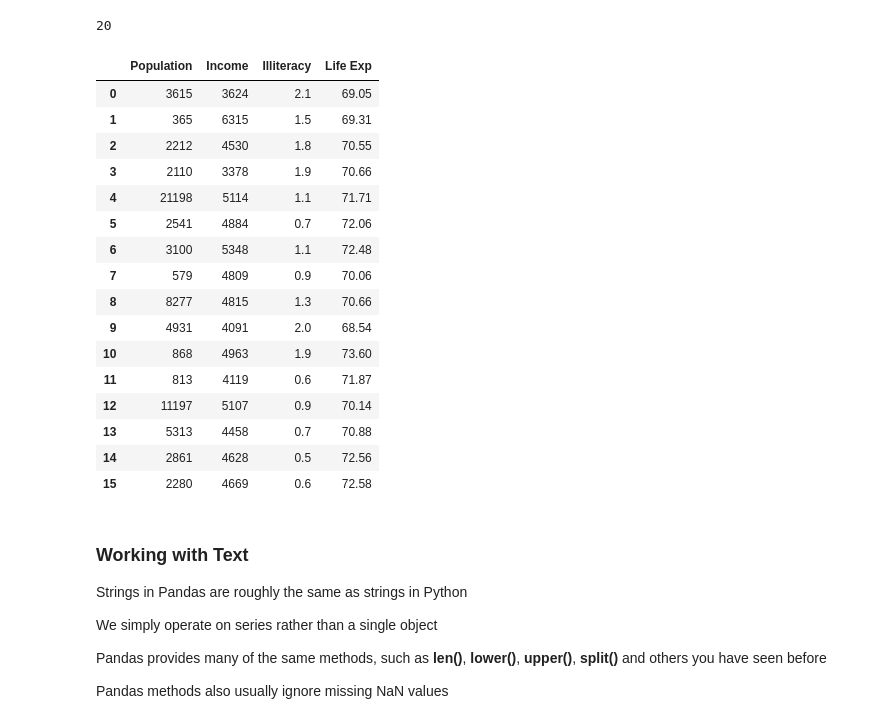
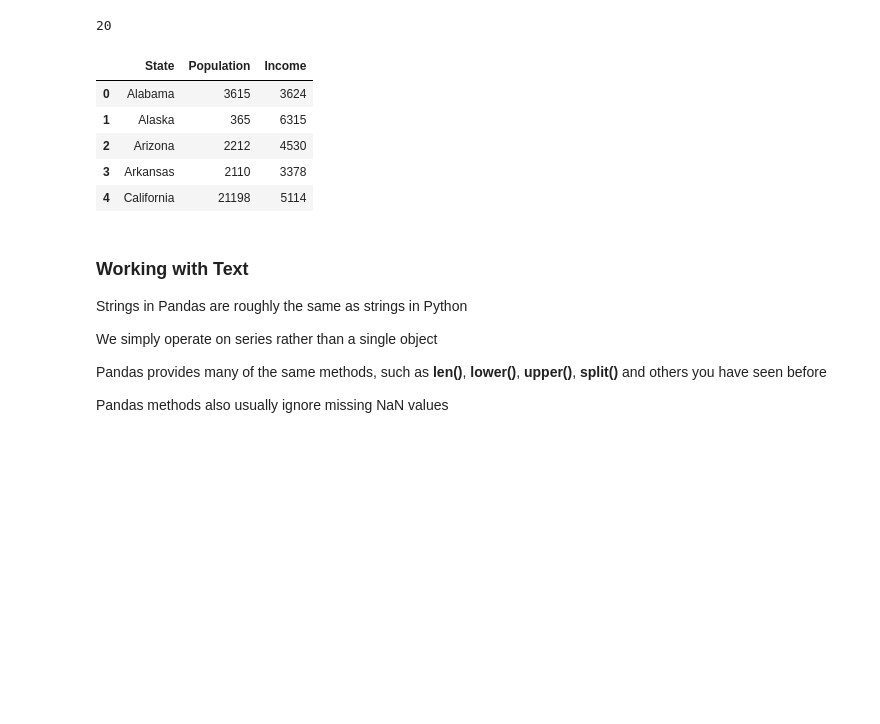
Before and after one commit to drchase55/NNU_nih_python_jrc, a Jupyter notebook: Module_2/Submodule_2_Tutorial2_Pandas.ipynb, the cells around one changed output. Saved outputs shown, nothing was run; the diff lists cells and outputs as text; code cells hidden in the pictures; blank space fills up the shorter version.

```diff
--- a/Module_2/Submodule_2_Tutorial2_Pandas.ipynb
+++ b/Module_2/Submodule_2_Tutorial2_Pandas.ipynb
@@ -123,5 +122,5 @@
 # %%
-#states = pd.read_csv(".\Datasets\states.csv")
+states = pd.read_csv(".\Datasets\states.csv")
 # View
 states.head(n=3)
 #states.tail()
@@ -252,29 +259,18 @@ len(x)
 20
 # %%
 # select by integer location
-states.iloc[0:3,0:4] #not end inclusive
+states.iloc[0:5,0:3]
 
-# select by label only
-states.loc[0:15,"Population":"Life Exp"]
+# select columns by label, inclusive
+#states.loc[0:8,"Population":"Murder"]
 # end inclusive
 # %% [output]
-|  | Population | Income | Illiteracy | Life Exp |
-| 0 | 3615 | 3624 | 2.1 | 69.05 |
-| 1 | 365 | 6315 | 1.5 | 69.31 |
-| 2 | 2212 | 4530 | 1.8 | 70.55 |
-| 3 | 2110 | 3378 | 1.9 | 70.66 |
-| 4 | 21198 | 5114 | 1.1 | 71.71 |
-| 5 | 2541 | 4884 | 0.7 | 72.06 |
-| 6 | 3100 | 5348 | 1.1 | 72.48 |
-| 7 | 579 | 4809 | 0.9 | 70.06 |
-| 8 | 8277 | 4815 | 1.3 | 70.66 |
-| 9 | 4931 | 4091 | 2.0 | 68.54 |
-| 10 | 868 | 4963 | 1.9 | 73.60 |
-| 11 | 813 | 4119 | 0.6 | 71.87 |
-| 12 | 11197 | 5107 | 0.9 | 70.14 |
-| 13 | 5313 | 4458 | 0.7 | 70.88 |
-| 14 | 2861 | 4628 | 0.5 | 72.56 |
-| 15 | 2280 | 4669 | 0.6 | 72.58 |
+|  | State | Population | Income |
+| 0 | Alabama | 3615 | 3624 |
+| 1 | Alaska | 365 | 6315 |
+| 2 | Arizona | 2212 | 4530 |
+| 3 | Arkansas | 2110 | 3378 |
+| 4 | California | 21198 | 5114 |
 # %% [markdown]
 ### Working with Text
 
```
Also changed, not shown: parts of 27 cells of this notebook, 2 other files.
